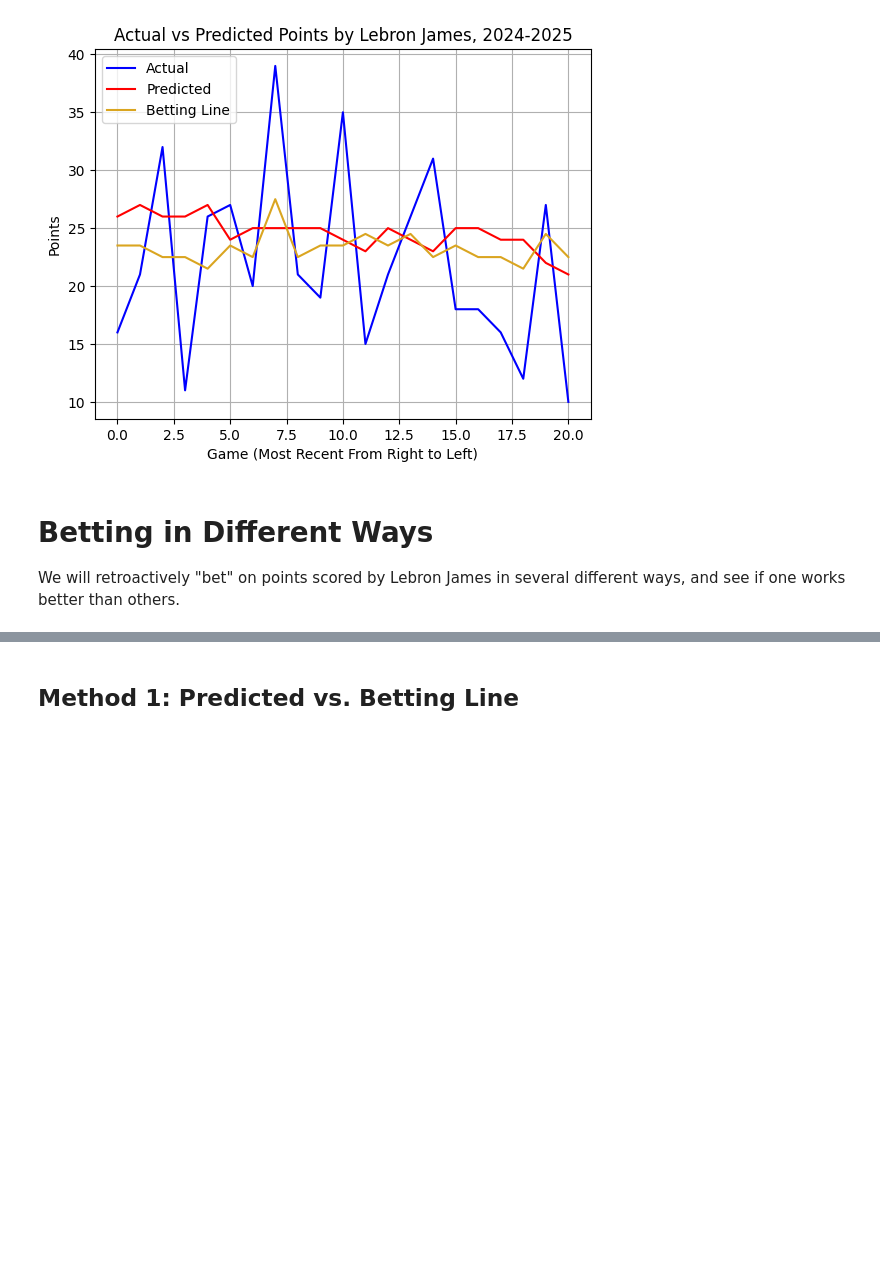
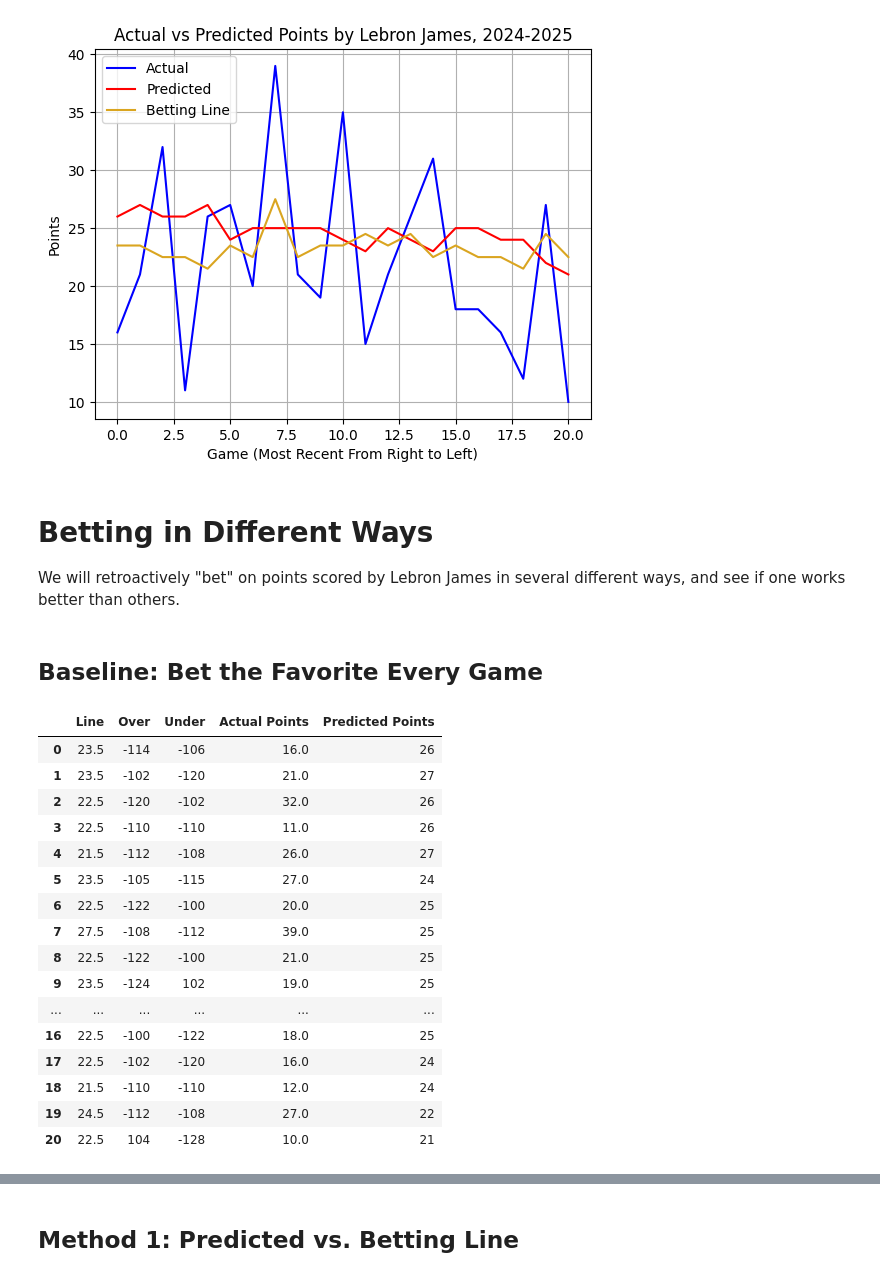
Before and after one commit to jwu04/LSTM-Project, a Jupyter notebook: LSTM.ipynb, the cells around one changed output, grey strips where cells are left out. Drawn from its saved outputs; the diff is of its cells as text; code cells hidden in the pictures; blank space fills up the shorter version.

```diff
--- a/LSTM.ipynb
+++ b/LSTM.ipynb
@@ -419,8 +419,8 @@ array([[21.],
        [27.],
        [10.]])
 # %%
-bettinglines = pd.read_csv("Betting_Lines_2024_2025")
-bettinglines = np.array(bettinglines["Line"])
+bettinglinesdf = pd.read_csv("Betting_Lines_2024_2025")
+bettinglines = np.array(bettinglinesdf["Line"])
 # %%
 predictions_combined = predictions[-12:] + predictionstemp
 y_combined = np.array(data2024["PTS"])
@@ -440,3 +440,27 @@ plt.show()
 # %% [markdown]
 # Betting in Different Ways
 We will retroactively "bet" on points scored by Lebron James in several different ways, and see if one works better than others.
+# %% [markdown]
+## Baseline: Bet the Favorite Every Game
+# %%
+bettinglinesdf['Actual Points'] = np.array(data2024['PTS'])
+bettinglinesdf['Predicted Points'] = np.array(predictions_combined)
+bettinglinesdf
+# %% [output]
+|  | Line | Over | Under | Actual Points | Predicted Points |
+| 0 | 23.5 | -114 | -106 | 16.0 | 26 |
+| 1 | 23.5 | -102 | -120 | 21.0 | 27 |
+| 2 | 22.5 | -120 | -102 | 32.0 | 26 |
+| 3 | 22.5 | -110 | -110 | 11.0 | 26 |
+| 4 | 21.5 | -112 | -108 | 26.0 | 27 |
+| 5 | 23.5 | -105 | -115 | 27.0 | 24 |
+| 6 | 22.5 | -122 | -100 | 20.0 | 25 |
+| 7 | 27.5 | -108 | -112 | 39.0 | 25 |
+| 8 | 22.5 | -122 | -100 | 21.0 | 25 |
+| 9 | 23.5 | -124 | 102 | 19.0 | 25 |
+| ... | ... | ... | ... | ... | ... |
+| 16 | 22.5 | -100 | -122 | 18.0 | 25 |
+| 17 | 22.5 | -102 | -120 | 16.0 | 24 |
+| 18 | 21.5 | -110 | -110 | 12.0 | 24 |
+| 19 | 24.5 | -112 | -108 | 27.0 | 22 |
+| 20 | 22.5 | 104 | -128 | 10.0 | 21 |
```
Also changed, not shown: parts of 3 cells of this notebook.
